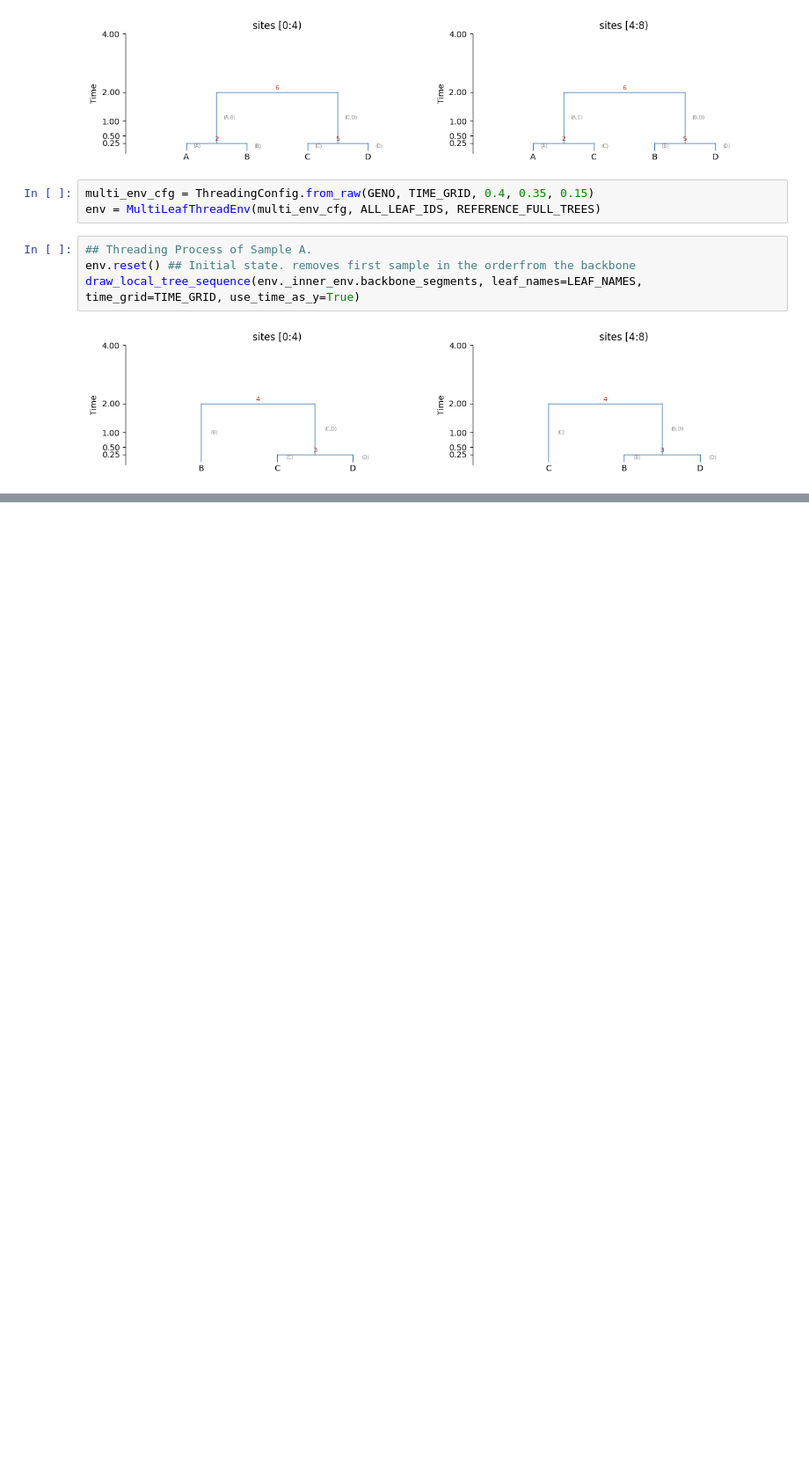
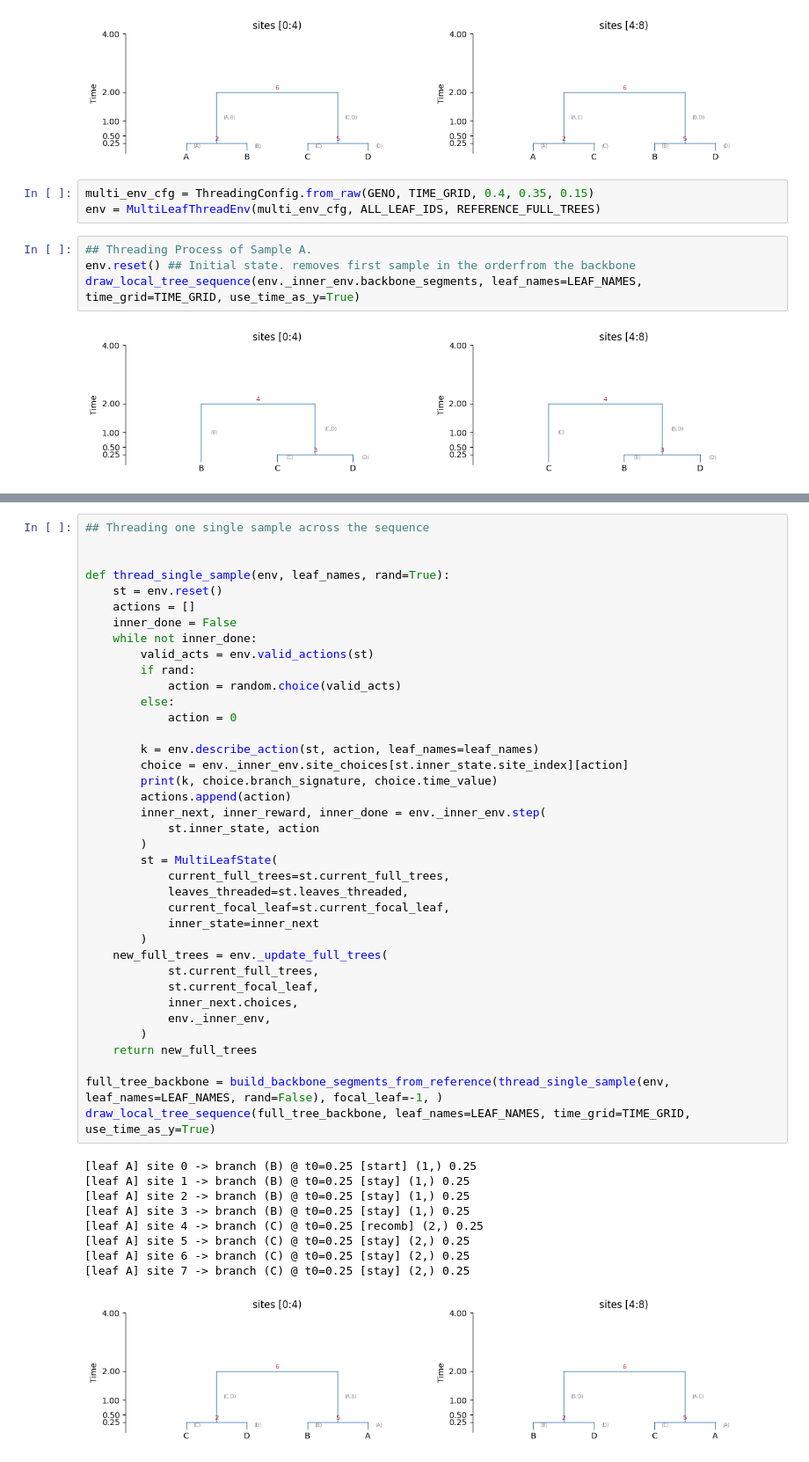
Before and after one commit to pratikkatte/ARG-Optimise, a Jupyter notebook: action_space.ipynb, the cells around one changed output, grey strips where cells are left out. Shown at 88% size. Drawn from its saved outputs; the diff is of its cells as text; blank space fills up the shorter version.

Commit message:
single thread action space randome-generator

```diff
--- a/action_space.ipynb
+++ b/action_space.ipynb
@@ -79,3 +90,51 @@ widgets.interact(plot_action, i=widgets.IntSlider(min=0, max=len(valid_acts)-1,
 # %% [output]
 interactive(children=(IntSlider(value=0, description='Action Index', max=7), Output()), _dom_classes=('widget-…
 <function __main__.plot_action(i)>
+# %%
+## Threading one single sample across the sequence
+
+
+def thread_single_sample(env, leaf_names, rand=True):
+    st = env.reset()
+    actions = []
+    inner_done = False
+    while not inner_done:
+        valid_acts = env.valid_actions(st)
+        if rand:
+            action = random.choice(valid_acts)
+        else:
+            action = 0
+
+        k = env.describe_action(st, action, leaf_names=leaf_names)
+        choice = env._inner_env.site_choices[st.inner_state.site_index][action]
+        print(k, choice.branch_signature, choice.time_value)
+        actions.append(action)
+        inner_next, inner_reward, inner_done = env._inner_env.step(
+            st.inner_state, action
+        )
+        st = MultiLeafState(
+            current_full_trees=st.current_full_trees,
+            leaves_threaded=st.leaves_threaded,
+            current_focal_leaf=st.current_focal_leaf,
+            inner_state=inner_next
+        )
+    new_full_trees = env._update_full_trees(
+            st.current_full_trees,
+            st.current_focal_leaf,
+            inner_next.choices,
+            env._inner_env,
+        )
+    return new_full_trees
+
+full_tree_backbone = build_backbone_segments_from_reference(thread_single_sample(env, leaf_names=LEAF_NAMES, rand=False), focal_leaf=-1, )
+draw_local_tree_sequence(full_tree_backbone, leaf_names=LEAF_NAMES, time_grid=TIME_GRID, use_time_as_y=True)
+# %% [output]
+[leaf A] site 0 -> branch (B) @ t0=0.25 [start] (1,) 0.25
+[leaf A] site 1 -> branch (B) @ t0=0.25 [stay] (1,) 0.25
+[leaf A] site 2 -> branch (B) @ t0=0.25 [stay] (1,) 0.25
+[leaf A] site 3 -> branch (B) @ t0=0.25 [stay] (1,) 0.25
+[leaf A] site 4 -> branch (C) @ t0=0.25 [recomb] (2,) 0.25
+[leaf A] site 5 -> branch (C) @ t0=0.25 [stay] (2,) 0.25
+[leaf A] site 6 -> branch (C) @ t0=0.25 [stay] (2,) 0.25
+[leaf A] site 7 -> branch (C) @ t0=0.25 [stay] (2,) 0.25
+[figure, added]
```
Also changed, not shown: parts of 7 cells of this notebook, 1 other file.
